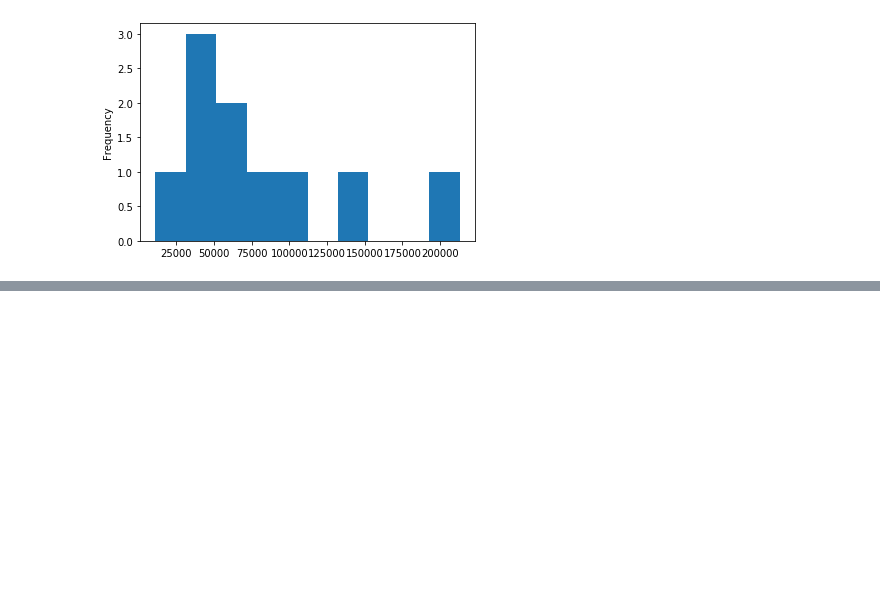
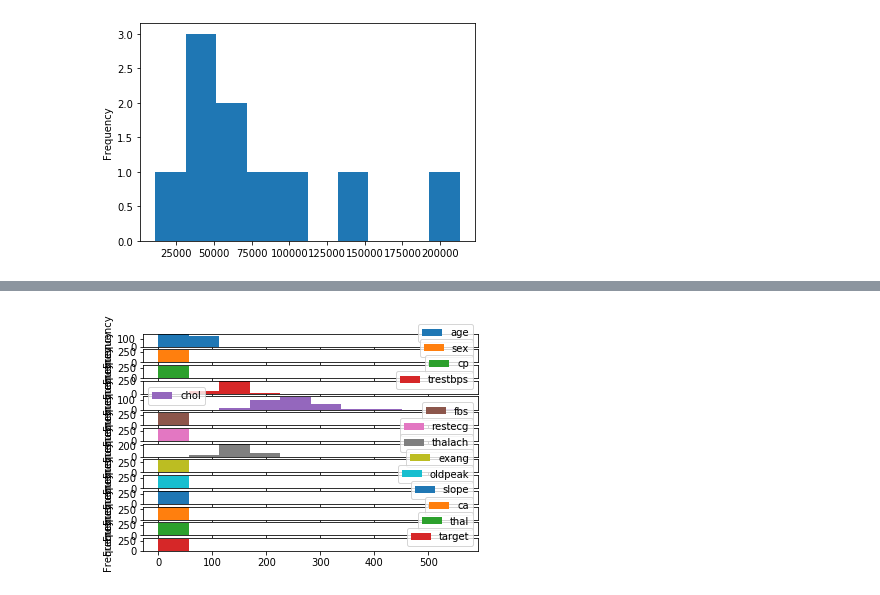
Before and after one commit to UlisesJuarez/Machine-learning-Introduction, a Jupyter notebook: matplotlib plotting and data visualization/Introduction to matplotlib.ipynb, the cells around one changed output, grey strips where cells are left out. Saved outputs shown, nothing was run; the diff lists cells and outputs as text; code cells hidden in the pictures; blank space fills up the shorter version.

```diff
--- a/matplotlib plotting and data visualization/Introduction to matplotlib.ipynb
+++ b/matplotlib plotting and data visualization/Introduction to matplotlib.ipynb
@@ -362,0 +409,4 @@ car_sales["Odometer (KM)"].plot.hist(bins=10);
+# %%
+heart_disease.plot.hist(subplots=True);
+# %% [output]
+[figure, added]
```
Also changed, not shown: parts of 4 cells of this notebook, 1 other file.
